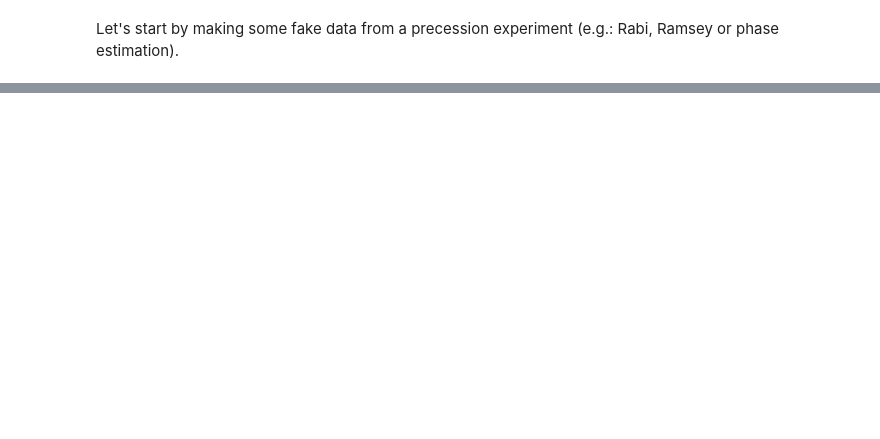
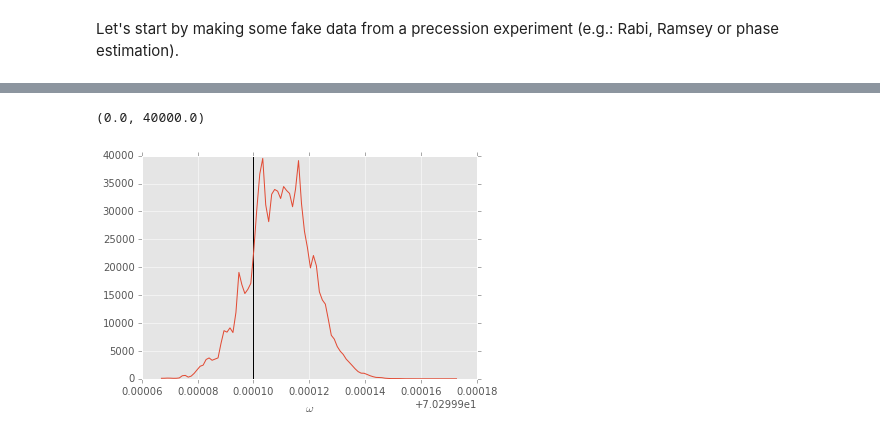
Before and after one commit to QInfer/python-qinfer, a Jupyter notebook: examples/simple_precession_estimation.ipynb, the cells around one changed output, grey strips where cells are left out. Drawn from its saved outputs; the diff is of its cells as text; code cells hidden in the pictures; blank space fills up the shorter version.

```diff
--- a/examples/simple_precession_estimation.ipynb
+++ b/examples/simple_precession_estimation.ipynb
@@ -48,0 +68,6 @@ plt.ylim(*ylim)
+# %%
+data = np.column_stack([counts, ts, n_shots * np.ones_like(counts)])
+# %%
+with qi.timing() as timing:
+    mean, cov, extra = qi.simple_est_prec(data, freq_min=omega_min, freq_max=omega_max, return_all=True)
+print("{:0.3}s elapsed.".format(timing.delta_t))
@@ -48,0 +76,8 @@ plt.ylim(*ylim)
+# %%
+extra['updater'].plot_posterior_marginal()
+ylim = plt.ylim()
+plt.vlines(true_omega, *ylim)
+plt.ylim(*ylim)
+# %% [output]
+(0.0, 40000.0)
+[figure, added]
```
Also changed, not shown: parts of 7 cells of this notebook.
